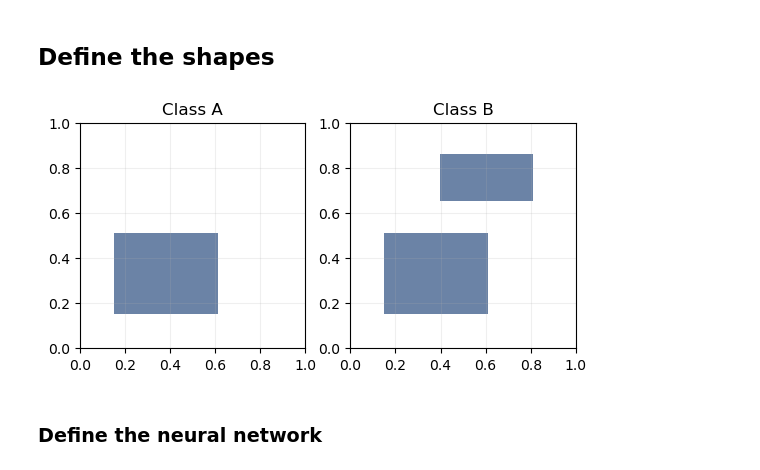
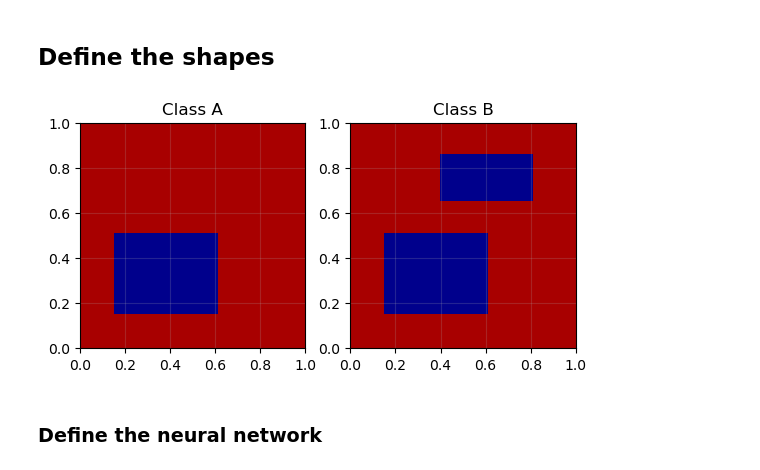
Before and after one commit to mihaela-stoian/StrongCoherencyCCN, a Jupyter notebook: experiments/Rectangles_IJCAI_simplified.ipynb, the cells around one changed output. Saved outputs shown, nothing was run; the diff lists cells and outputs as text; code cells hidden in the pictures.

Commit message:
updated Rectangles_IJCAI_simplified.ipynb example: recolored figure, a single dnn model (constrained), instead of using class inheritance

```diff
--- a/experiments/Rectangles_IJCAI_simplified.ipynb
+++ b/experiments/Rectangles_IJCAI_simplified.ipynb
@@ -24,22 +24,26 @@ torch.manual_seed(2)
 # %%
 rectangle0 = Rectangle(0.15, 0.6, 0.15, 0.5)
 rectangle1 = Rectangle(0.4, 0.8, 0.65, 0.85)
 combined = rectangle0 | rectangle1
 shapes = [rectangle0, combined]
 
 fig, ax = plt.subplots(1, len(shapes))
 ax[0].set_title("Class A")
 ax[1].set_title("Class B")
 ax[0].grid(alpha=0.2)
 ax[1].grid(alpha=0.2)
 
+rgb = mpl.colormaps['seismic_r'](np.linspace(0.0, 1.0, 100))[np.newaxis, :, :3]
 for i, shape in enumerate(shapes):
-  shape.plot(ax[i], full=True, cmap='Blues')  # TODO: red background
+  shape.plot(ax[i], full=True, cmap=ListedColormap(rgb[0][-10:-9]))
+c1 = rgb[0][8]
+ax[0].set_facecolor(c1)
+ax[1].set_facecolor(c1)
 plt.show()
 
 constraints_path = '../constraints/rectangles'
 # %% [output]
-[figure, old version]
+[figure, new version]
 # %% [markdown]
 ### Define the neural network
 # %%
```
Also changed, not shown: parts of 2 cells of this notebook, 1 other file.
